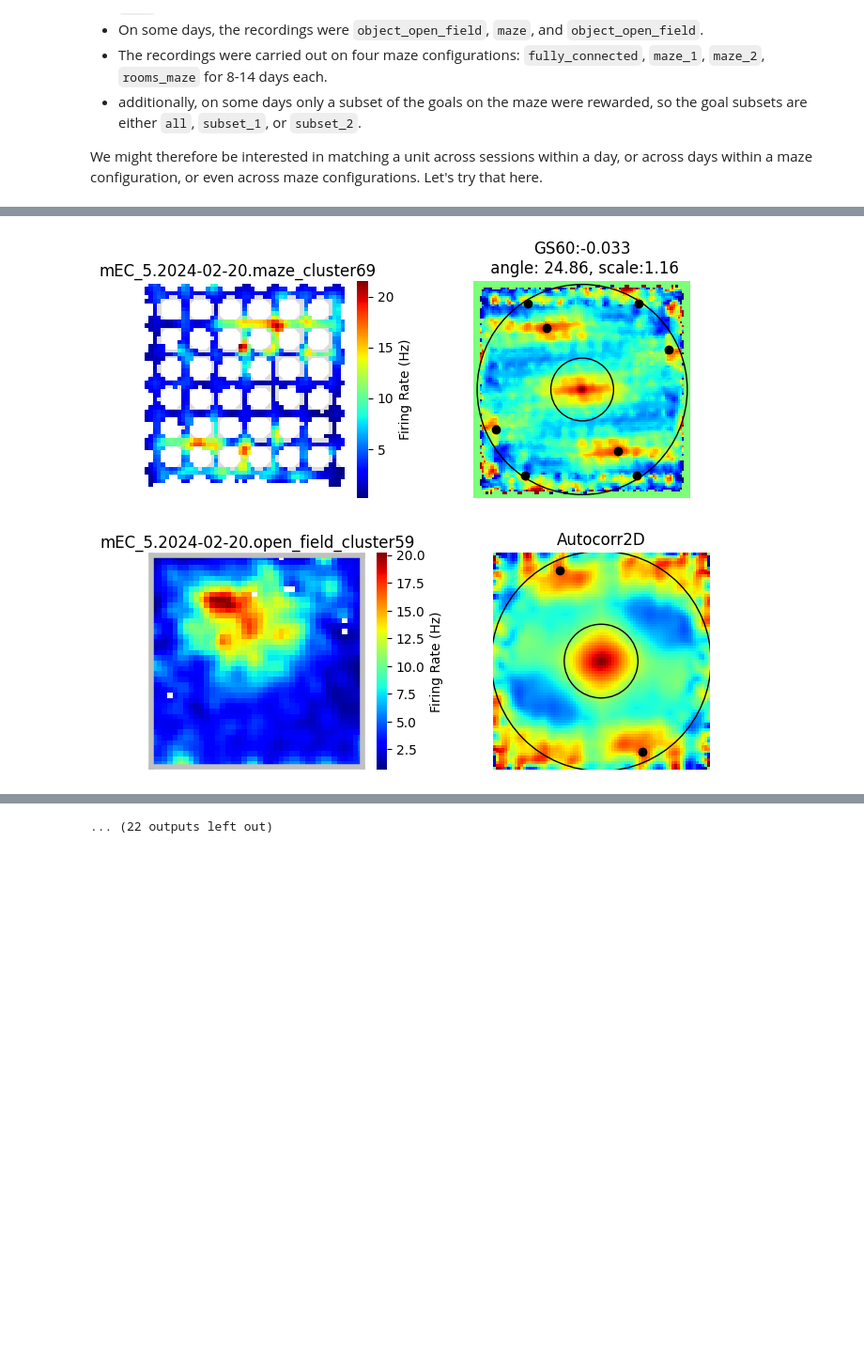
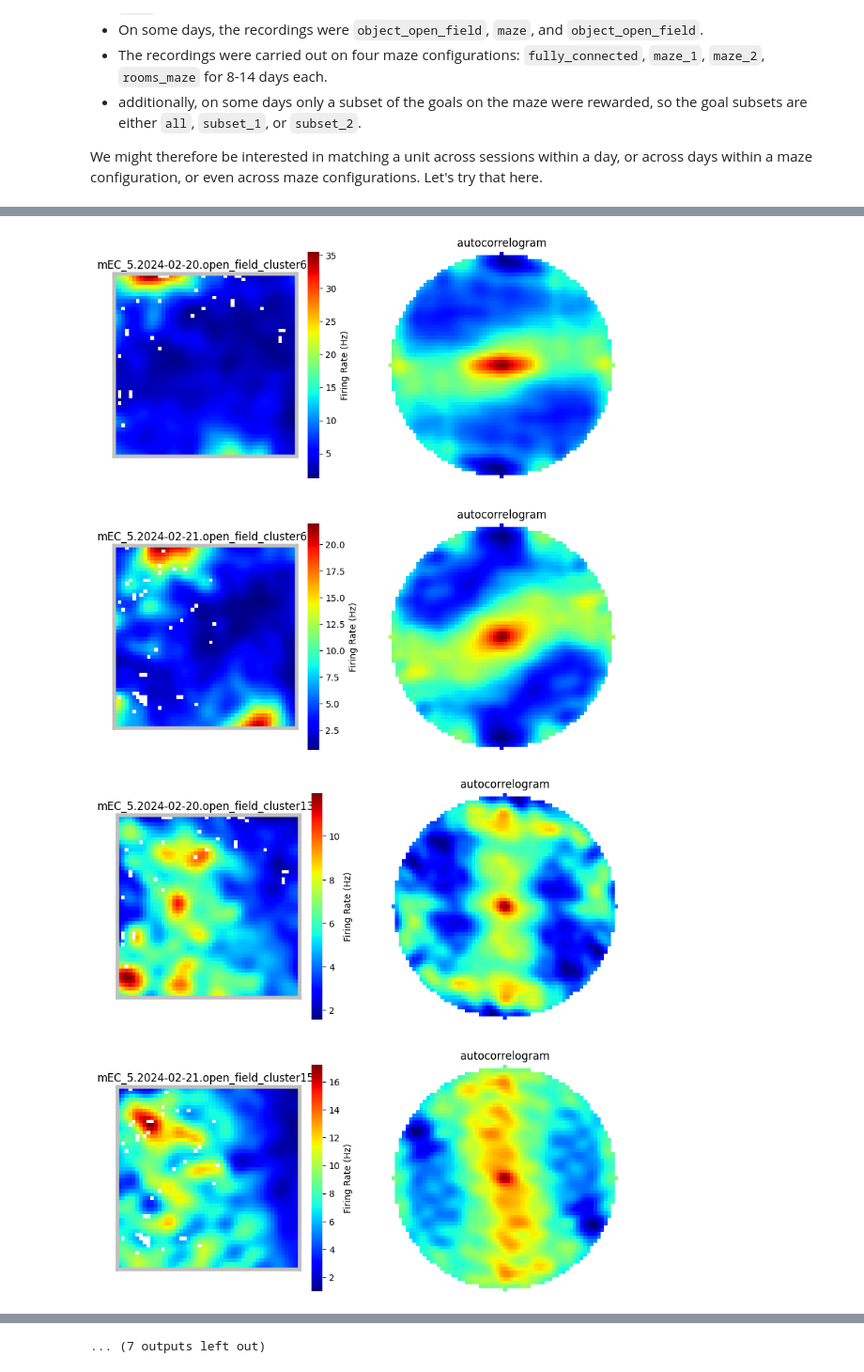
Before and after one commit to peterdoohan/GridMaze-tutorials, a Jupyter notebook: using_unitmatch.ipynb, the cells around one changed output, grey strips where cells are left out. Shown at 94% size. Cells and saved outputs as stored; diff of their text form; code cells hidden in the pictures; blank space fills up the shorter version.

```diff
--- a/using_unitmatch.ipynb
+++ b/using_unitmatch.ipynb
@@ -64,0 +77,4 @@ Number of Conservative Matches: 17
+# %%
+## Plotting match reports ##
+for each_match in matched_clusters[0:3]:
+    um.get_pairwise_report(each_match[0],each_match[1])
@@ -65,7 +100,10 @@ Number of Conservative Matches: 17
 # %%
+## Plotting spatial tuning of example matches ##
 for each_match in matched_clusters:
-    for each_cluster in each_match:
-        each_cluster.plot_tuning('spatial')
+    fig, ax = plt.subplots(2,2, figsize=(10, 10))
+    for i,each_cluster in enumerate(each_match):
+        each_cluster.plot_tuning('spatial', ax= [ax[i,0], ax[i,1]])
+        ax[i,1].set_title('autocorrelogram')
 # %% [output]
-[figure, old version]
+[figure, new version]
-[figure, old version]
+[figure, new version]
@@ -82 +120 @@ for each_match in matched_clusters:
-... (22 outputs left out)
+... (7 outputs left out)
```
Also changed, not shown: parts of 7 cells of this notebook.
